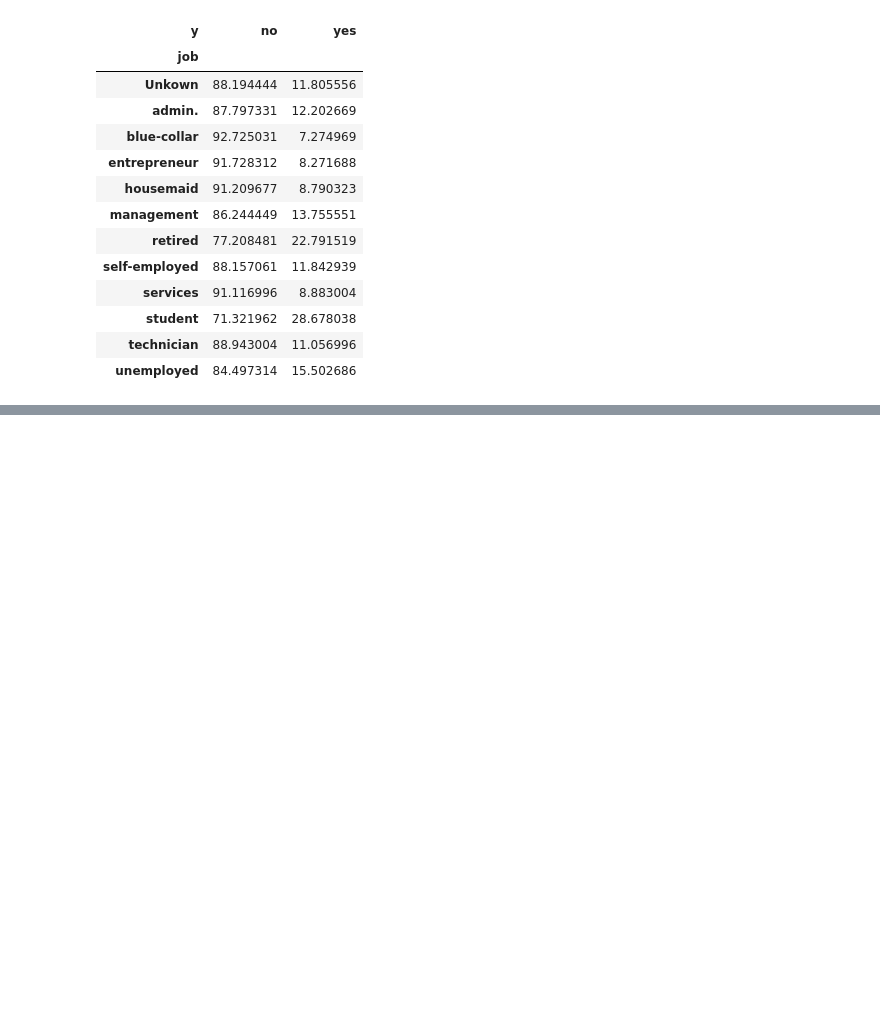
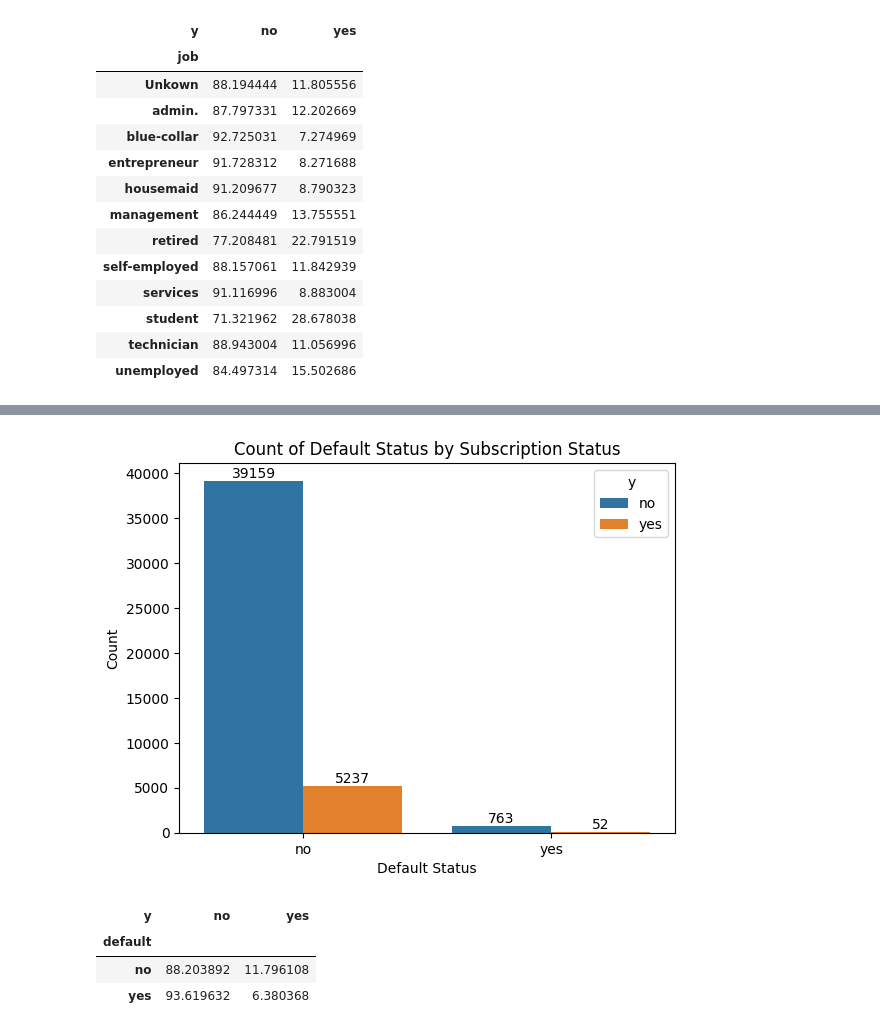
Before and after one commit to DenizBerkDemirag/bank-marketing, a Jupyter notebook: eda_analysis.ipynb, the cells around one changed output, grey strips where cells are left out. Saved outputs shown, nothing was run; the diff lists cells and outputs as text; code cells hidden in the pictures; blank space fills up the shorter version.

```diff
--- a/eda_analysis.ipynb
+++ b/eda_analysis.ipynb
@@ -194,0 +230,19 @@ pd.crosstab(df['job'], df['y'],  normalize='index') * 100
+# %%
+plt.Figure(figsize=(12, 6))
+
+ax = sns.countplot(data=df, x='default', hue='y')
+for containers in ax.containers:
+    ax.bar_label(containers)
+plt.title('Count of Default Status by Subscription Status')
+plt.xlabel('Default Status')
+plt.ylabel('Count')
+plt.show()
+# %% [output]
+[figure, added]
+# %%
+pd.crosstab(df['default'], df['y'], normalize='index') * 100
+# %% [output]
+| y | no | yes |
+| default |  |  |
+| no | 88.203892 | 11.796108 |
+| yes | 93.619632 | 6.380368 |
```
Also changed, not shown: parts of 5 cells of this notebook.
